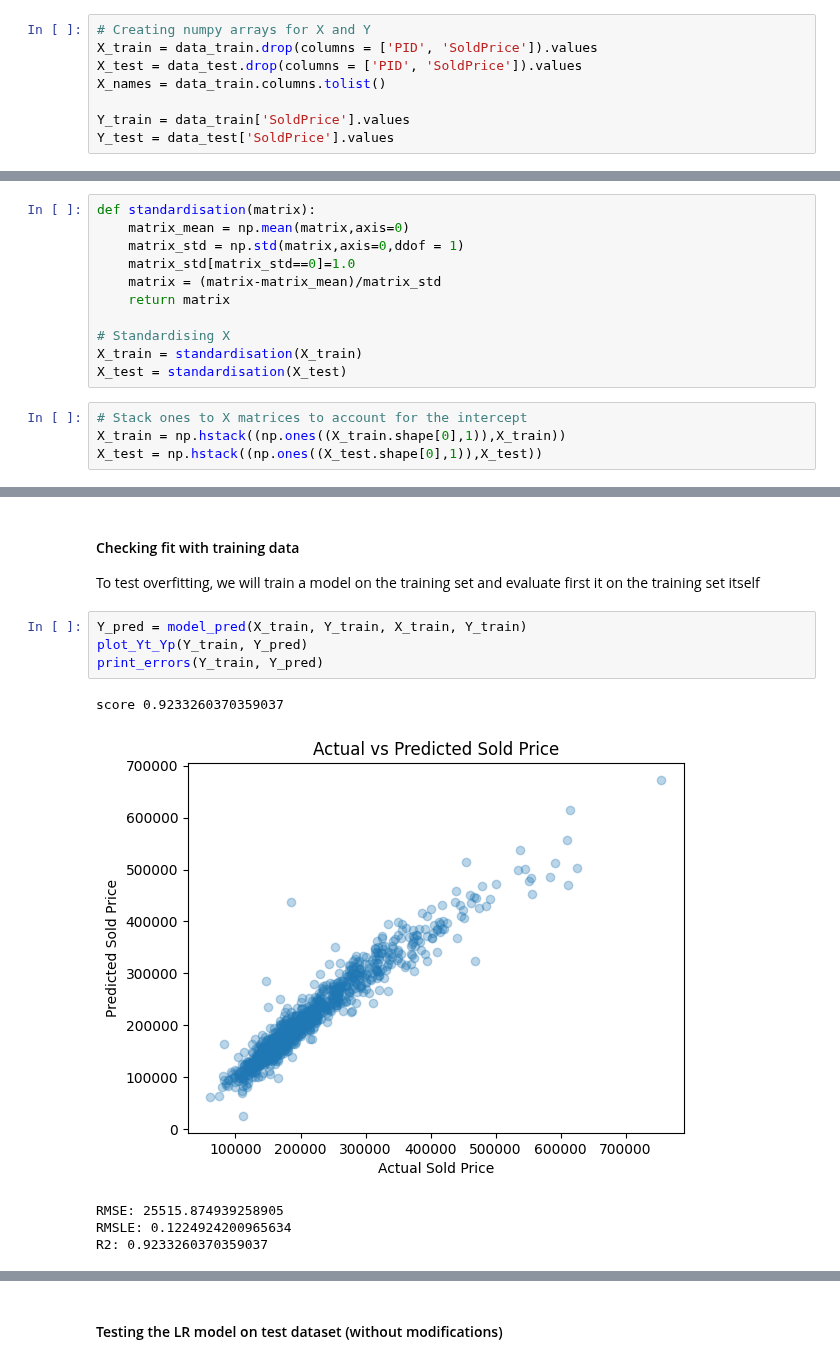
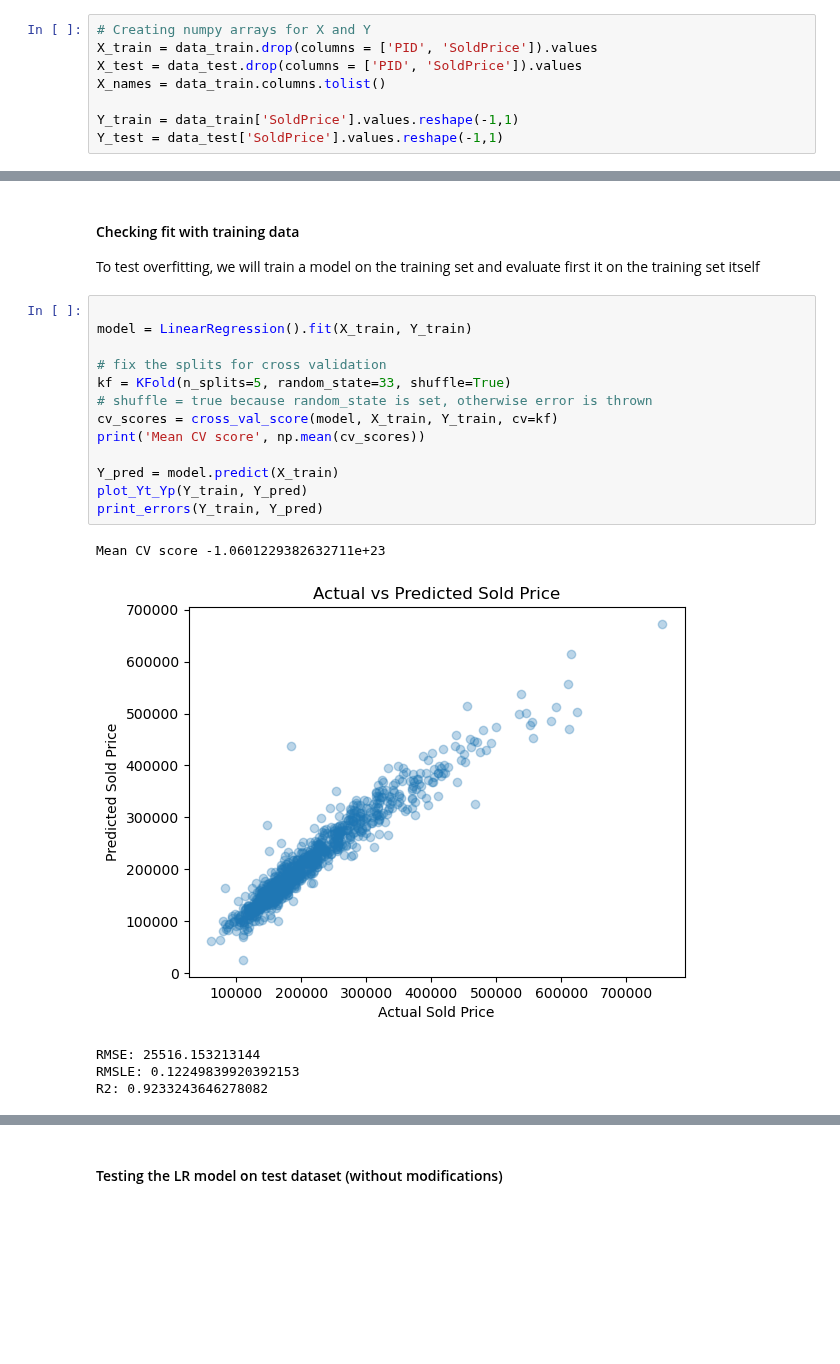
Before and after one commit to rajesvariparasa/ml-processing-pipeline-for-predicting-houseprices, a Jupyter notebook: Milestone-2-Regression.ipynb, the cells around one changed output, grey strips where cells are left out. Saved outputs shown, nothing was run; the diff lists cells and outputs as text; blank space fills up the shorter version.

```diff
--- a/Milestone-2-Regression.ipynb
+++ b/Milestone-2-Regression.ipynb
@@ -503,8 +503,8 @@ X_train = data_train.drop(columns = ['PID', 'SoldPrice']).values
 X_test = data_test.drop(columns = ['PID', 'SoldPrice']).values
 X_names = data_train.columns.tolist()
 
-Y_train = data_train['SoldPrice'].values
-Y_test = data_test['SoldPrice'].values
+Y_train = data_train['SoldPrice'].values.reshape(-1,1)
+Y_test = data_test['SoldPrice'].values.reshape(-1,1)
 # %%
 print(X_names)
 # %% [output]
@@ -596,15 +613,0 @@ array([[ 1.00000000e+00, -2.40384636e-01, -5.48281015e-16, ...,
-# %%
-def standardisation(matrix):
-    matrix_mean = np.mean(matrix,axis=0)
-    matrix_std = np.std(matrix,axis=0,ddof = 1)
-    matrix_std[matrix_std==0]=1.0
-    matrix = (matrix-matrix_mean)/matrix_std
-    return matrix
-
-# Standardising X
-X_train = standardisation(X_train)
-X_test = standardisation(X_test)
-# %%
-# Stack ones to X matrices to account for the intercept
-X_train = np.hstack((np.ones((X_train.shape[0],1)),X_train))
-X_test = np.hstack((np.ones((X_test.shape[0],1)),X_test))
@@ -689,13 +664,22 @@ def print_errors(ytest,ypred):
 # %% [markdown]
 #### Checking fit with training data
 To test overfitting, we will train a model on the training set and evaluate first it on the training set itself
-# %%
-Y_pred = model_pred(X_train, Y_train, X_train, Y_train)
-plot_Yt_Yp(Y_train, Y_pred)
-print_errors(Y_train, Y_pred)
-# %% [output]
-score 0.9233260370359037
-[figure, removed]
-RMSE: 25515.874939258905
-RMSLE: 0.1224924200965634
-R2: 0.9233260370359037
+# %%
+
+model = LinearRegression().fit(X_train, Y_train)
+
+# fix the splits for cross validation
+kf = KFold(n_splits=5, random_state=33, shuffle=True)
+# shuffle = true because random_state is set, otherwise error is thrown
+cv_scores = cross_val_score(model, X_train, Y_train, cv=kf)
+print('Mean CV score', np.mean(cv_scores))
+
+Y_pred = model.predict(X_train)
+plot_Yt_Yp(Y_train, Y_pred)
+print_errors(Y_train, Y_pred)
+# %% [output]
+Mean CV score -1.0601229382632711e+23
+[figure, added]
+RMSE: 25516.153213144
+RMSLE: 0.12249839920392153
+R2: 0.9233243646278082
```
Also changed, not shown: parts of 13 cells of this notebook.
